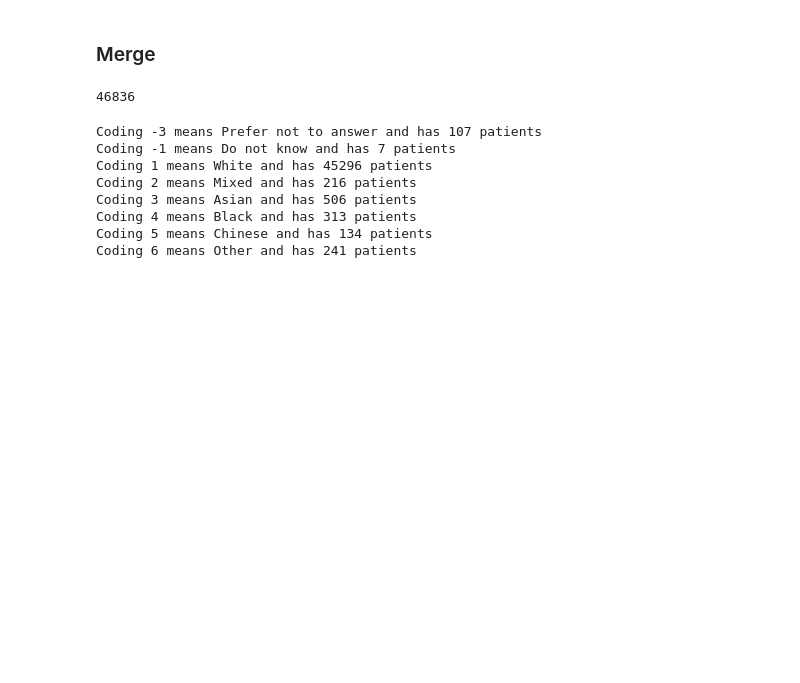
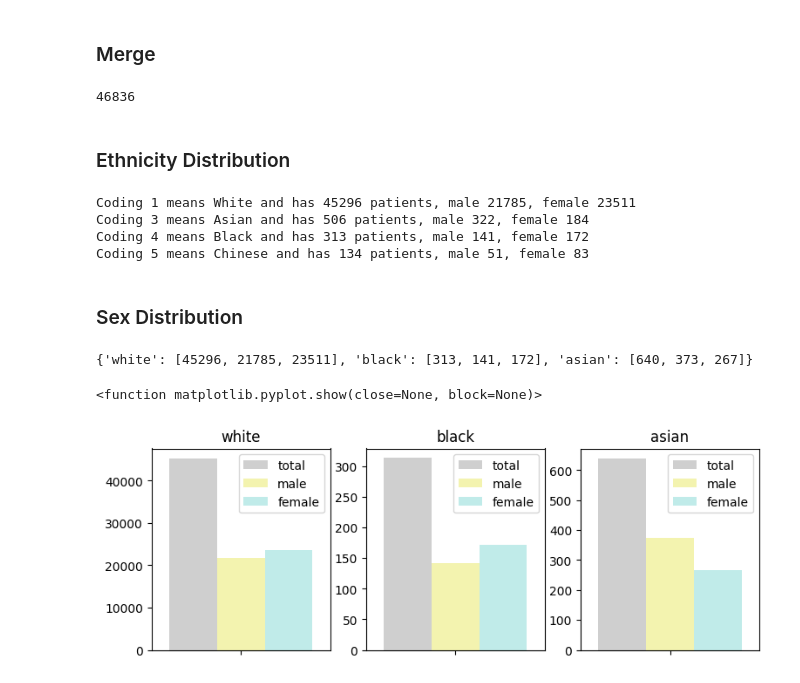
Before and after one commit to msskzx/UniMatch, a Jupyter notebook: more-scenarios/medical/ukbb_analysis.ipynb, the cells around one changed output. Saved outputs shown, nothing was run; the diff lists cells and outputs as text; code cells hidden in the pictures; blank space fills up the shorter version.

```diff
--- a/more-scenarios/medical/ukbb_analysis.ipynb
+++ b/more-scenarios/medical/ukbb_analysis.ipynb
@@ -92,18 +94,46 @@ merged_df = pd.merge(df, sa_df_eids, on='eid')
 len(merged_df)
 # %% [output]
 46836
+# %% [markdown]
+### Ethnicity Distribution
 # %%
-from util.classes import ETHNNICITY_CODING
 patient_count = {}
 for k, v in ETHNNICITY_CODING.items():
-    count = merged_df[merged_df['ethnicity'].astype(str).str.startswith(k)].shape[0]
-    print(f'Coding {k} means {v} and has {count} patients')
+    ethnic_group_df = merged_df[merged_df['ethnicity'].astype(str).str.startswith(k)]
+    count = ethnic_group_df.shape[0]
+    male = (ethnic_group_df['sex'] == 1).sum()
+    female = count - male
+    print(f'Coding {k} means {v} and has {count} patients, male {male}, female {female}')
+    patient_count[k] = [count, male, female]
 # %% [output]
-Coding -3 means Prefer not to answer and has 107 patients
-Coding -1 means Do not know and has 7 patients
-Coding 1 means White and has 45296 patients
-Coding 2 means Mixed and has 216 patients
-Coding 3 means Asian and has 506 patients
-Coding 4 means Black and has 313 patients
-Coding 5 means Chinese and has 134 patients
-Coding 6 means Other and has 241 patients
+Coding 1 means White and has 45296 patients, male 21785, female 23511
+Coding 3 means Asian and has 506 patients, male 322, female 184
+Coding 4 means Black and has 313 patients, male 141, female 172
+Coding 5 means Chinese and has 134 patients, male 51, female 83
+# %% [markdown]
+### Sex Distribution
+# %%
+# add asian code 3 and chienese code 5 to represent asians
+# groups of interest
+goi_patient_count = {
+    'white': patient_count['1'],
+    'black': patient_count['4'],
+    'asian': [sum(pair) for pair in zip(patient_count['3'], patient_count['5'])],
+}
+print(goi_patient_count)
+# %% [output]
+{'white': [45296, 21785, 23511], 'black': [313, 141, 172], 'asian': [640, 373, 267]}
+# %%
+# plot
+ctgrz = ['total', 'male', 'female']
+fig, axs = plt.subplots(1, len(goi_patient_count), figsize=(9, 3))
+i = 0
+for grp, counts in goi_patient_count.items():
+    palette = sns.color_palette("pastel")[7:]
+    sns.barplot(hue=ctgrz, y=counts, ax=axs[i], palette=palette)
+    axs[i].set_title(grp)
+    i += 1
+plt.show
+# %% [output]
+<function matplotlib.pyplot.show(close=None, block=None)>
+[figure, added]
```
Also changed, not shown: parts of 5 cells of this notebook, 4 other files.
